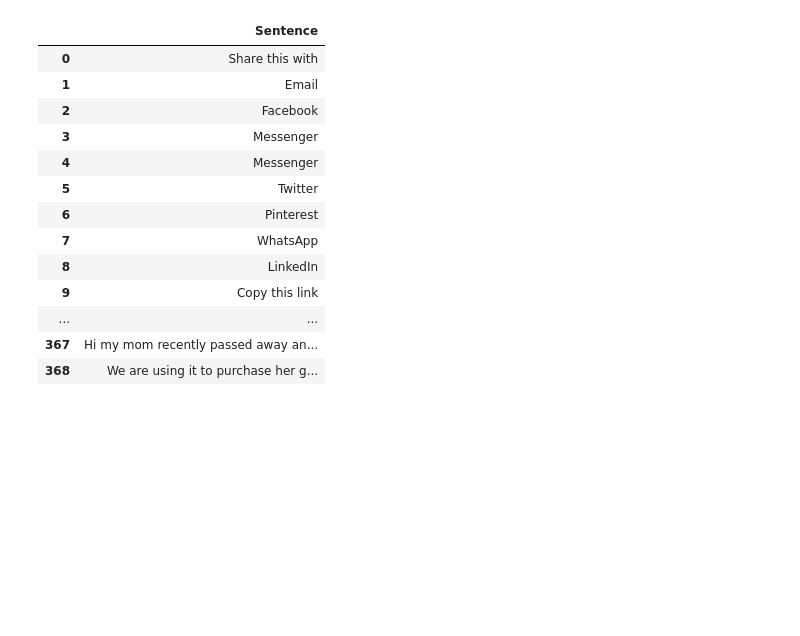
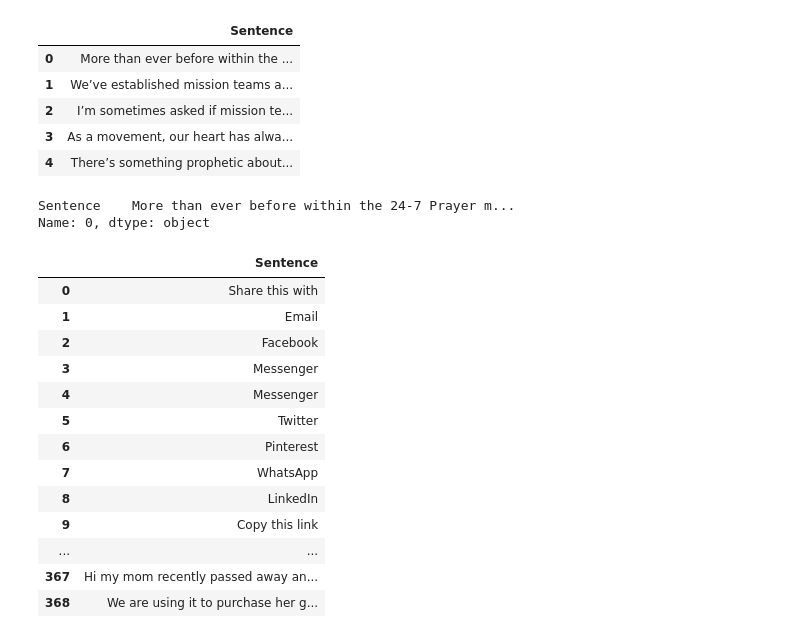
Before and after one commit to mariahakinbi/Prayerz, a Jupyter notebook: thedf.ipynb, the cells around one changed output. Saved outputs shown, nothing was run; the diff lists cells and outputs as text; code cells hidden in the pictures; blank space fills up the shorter version.

Commit message:
scraping prayer247 but cant make tsvs

```diff
--- a/thedf.ipynb
+++ b/thedf.ipynb
@@ -1,6 +1,23 @@
 # %%
 import pandas as pd
 import numpy as np
+# %%
+#check encoding
+prayer247blog1df = pd.read_csv('prayer247blog1.tsv', header = 0, sep = '\t')
+# %%
+prayer247blog1df.head()
+# %% [output]
+|  | Sentence |
+| 0 | More than ever before within the ... |
+| 1 | We’ve established mission teams a... |
+| 2 | I’m sometimes asked if mission te... |
+| 3 | As a movement, our heart has alwa... |
+| 4 | There’s something prophetic about... |
+# %%
+prayer247blog1df.iloc[0]
+# %% [output]
+Sentence    More than ever before within the 24-7 Prayer m...
+Name: 0, dtype: object
 # %%
 kenyadf = pd.read_csv('kenya_article.tsv', header = 0, sep ='\t')
 podcastdf = pd.read_csv('podcast.tsv', header = 0, sep ='\t')
```
Also changed, not shown: 7 other files.
